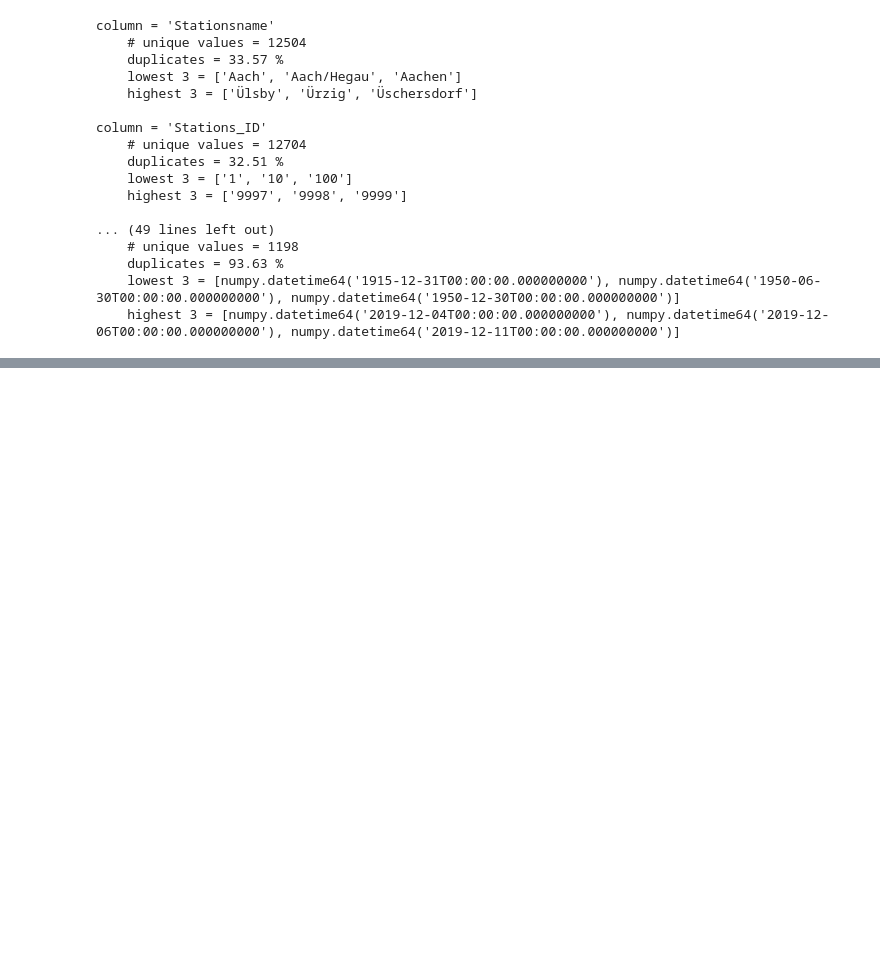
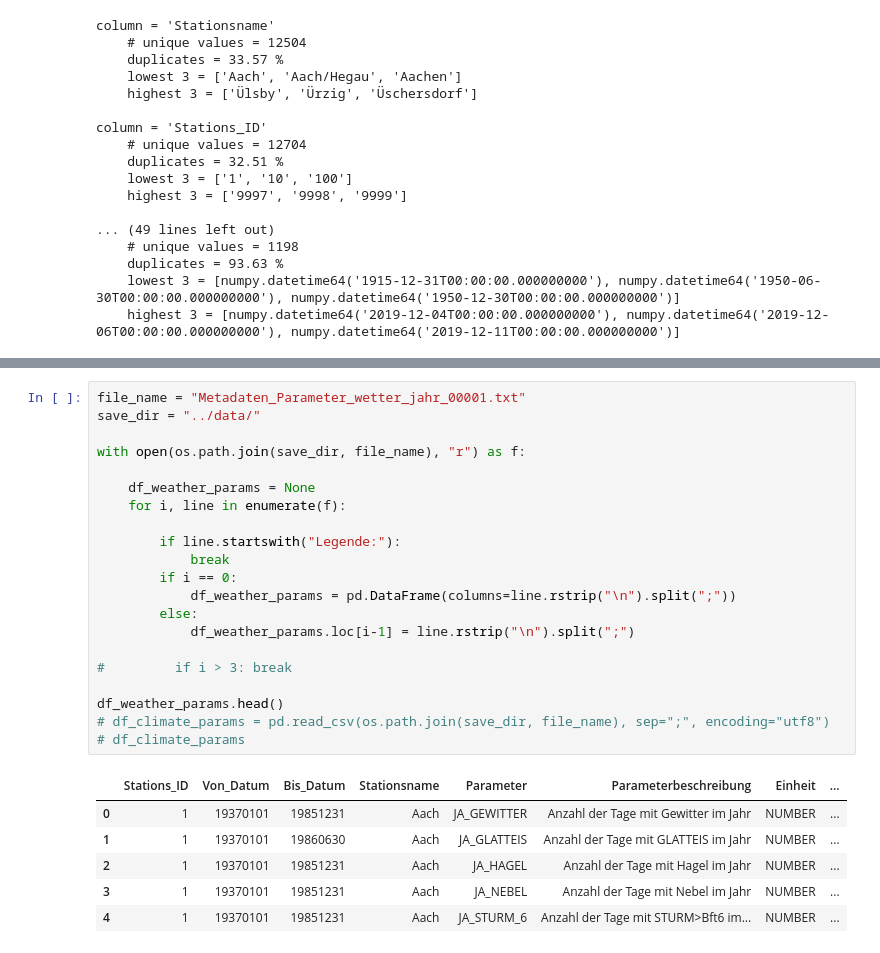
Before and after one commit to eschmidt42/surrealweather, a Jupyter notebook: notebooks/DWD data inspection.ipynb, the cells around one changed output, grey strips where cells are left out. Saved outputs shown, nothing was run; the diff lists cells and outputs as text; blank space fills up the shorter version.

```diff
--- a/notebooks/DWD data inspection.ipynb
+++ b/notebooks/DWD data inspection.ipynb
@@ -256,0 +471,28 @@ read_csv(filepath_or_buffer, sep=',', delimiter=None, header='infer', names=None
+# %%
+file_name = "Metadaten_Parameter_wetter_jahr_00001.txt"
+save_dir = "../data/"
+
+with open(os.path.join(save_dir, file_name), "r") as f:
+
+    df_weather_params = None
+    for i, line in enumerate(f):
+
+        if line.startswith("Legende:"):
+            break
+        if i == 0:
+            df_weather_params = pd.DataFrame(columns=line.rstrip("\n").split(";"))
+        else:
+            df_weather_params.loc[i-1] = line.rstrip("\n").split(";")
+
+#         if i > 3: break
+
+df_weather_params.head()
+# df_climate_params = pd.read_csv(os.path.join(save_dir, file_name), sep=";", encoding="utf8")
+# df_climate_params
+# %% [output]
+|  | Stations_ID | Von_Datum | Bis_Datum | Stationsname | Parameter | Parameterbeschreibung | Einheit | ... |
+| 0 | 1 | 19370101 | 19851231 | Aach | JA_GEWITTER | Anzahl der Tage mit Gewitter im Jahr | NUMBER | ... |
+| 1 | 1 | 19370101 | 19860630 | Aach | JA_GLATTEIS | Anzahl der Tage mit GLATTEIS im Jahr | NUMBER | ... |
+| 2 | 1 | 19370101 | 19851231 | Aach | JA_HAGEL | Anzahl der Tage mit Hagel im Jahr | NUMBER | ... |
+| 3 | 1 | 19370101 | 19851231 | Aach | JA_NEBEL | Anzahl der Tage mit Nebel im Jahr | NUMBER | ... |
+| 4 | 1 | 19370101 | 19851231 | Aach | JA_STURM_6 | Anzahl der Tage mit STURM>Bft6 im... | NUMBER | ... |
```
Also changed, not shown: parts of 20 cells of this notebook.
